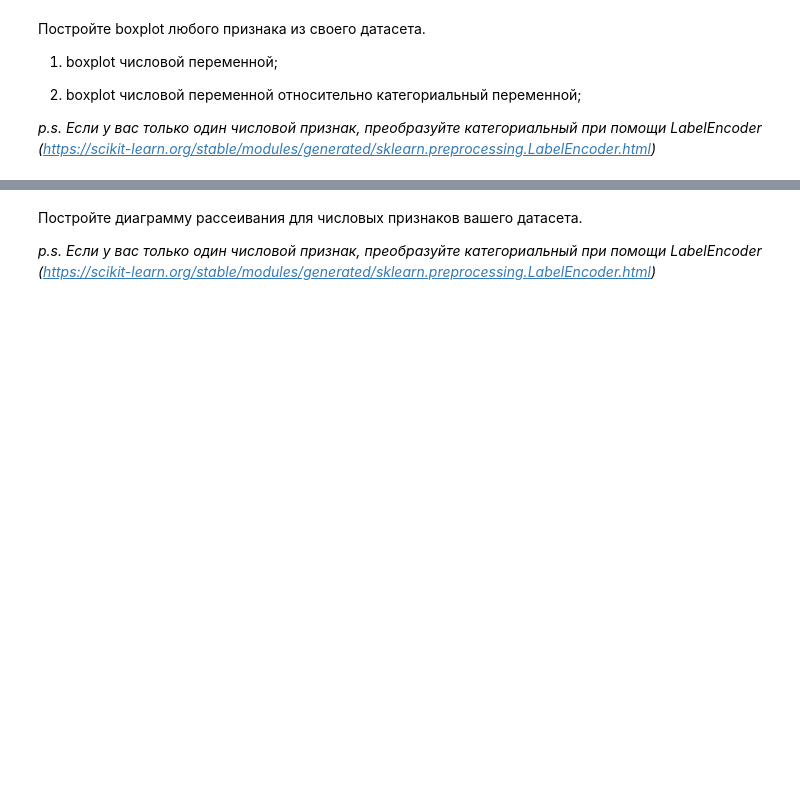
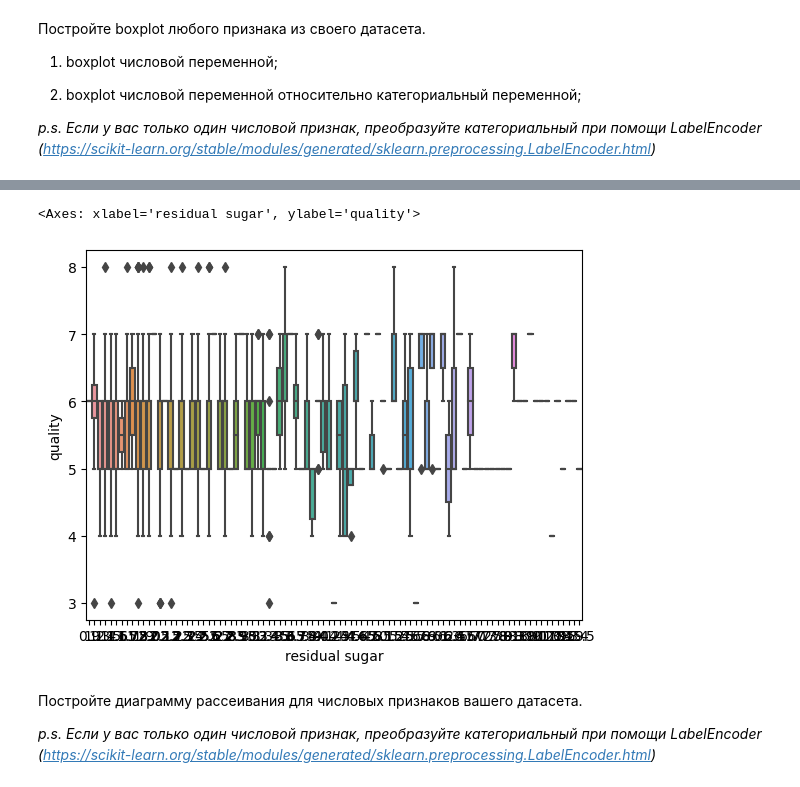
Before and after one commit to BABALEXA/Laboratorny, a Jupyter notebook: lab2/Задание_2.ipynb, the cells around one changed output, grey strips where cells are left out. Saved outputs shown, nothing was run; the diff lists cells and outputs as text; code cells hidden in the pictures; blank space fills up the shorter version.

```diff
--- a/lab2/Задание_2.ipynb
+++ b/lab2/Задание_2.ipynb
@@ -189,3 +175,9 @@ iqr
+# %%
+
+sns.boxplot(y="quality", x="residual sugar", data=df)
+# %% [output]
+<Axes: xlabel='residual sugar', ylabel='quality'>
+[figure, added]
 # %% [markdown]
 Постройте диаграмму рассеивания для числовых признаков вашего датасета.
 
```
Also changed, not shown: parts of 27 cells of this notebook.
